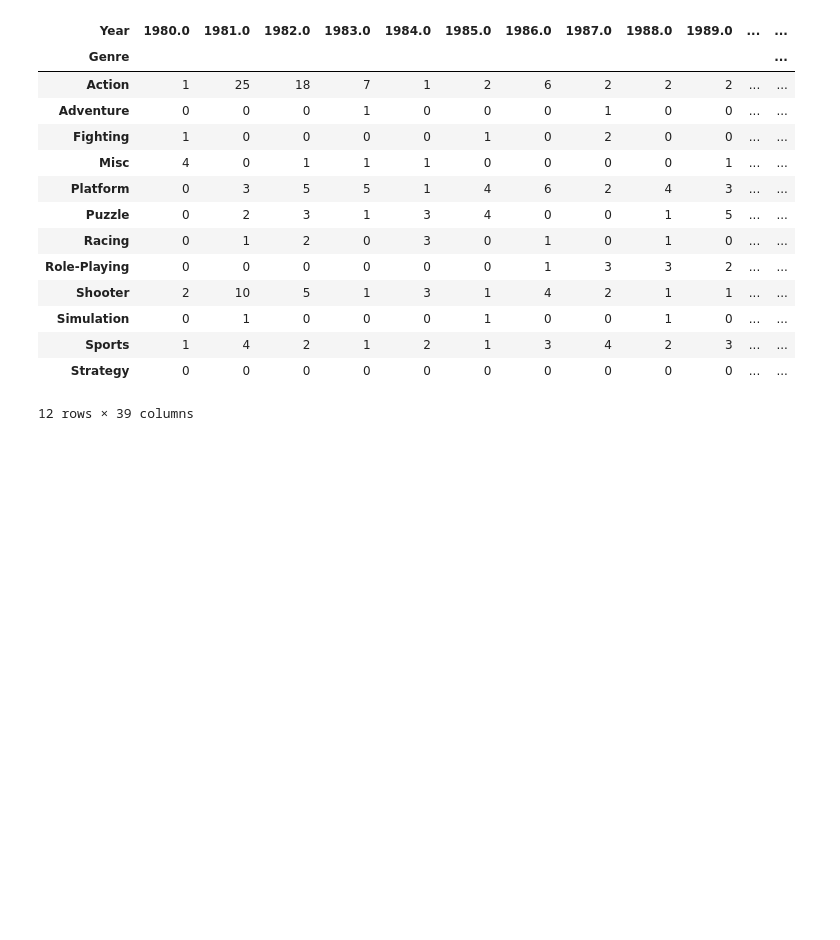
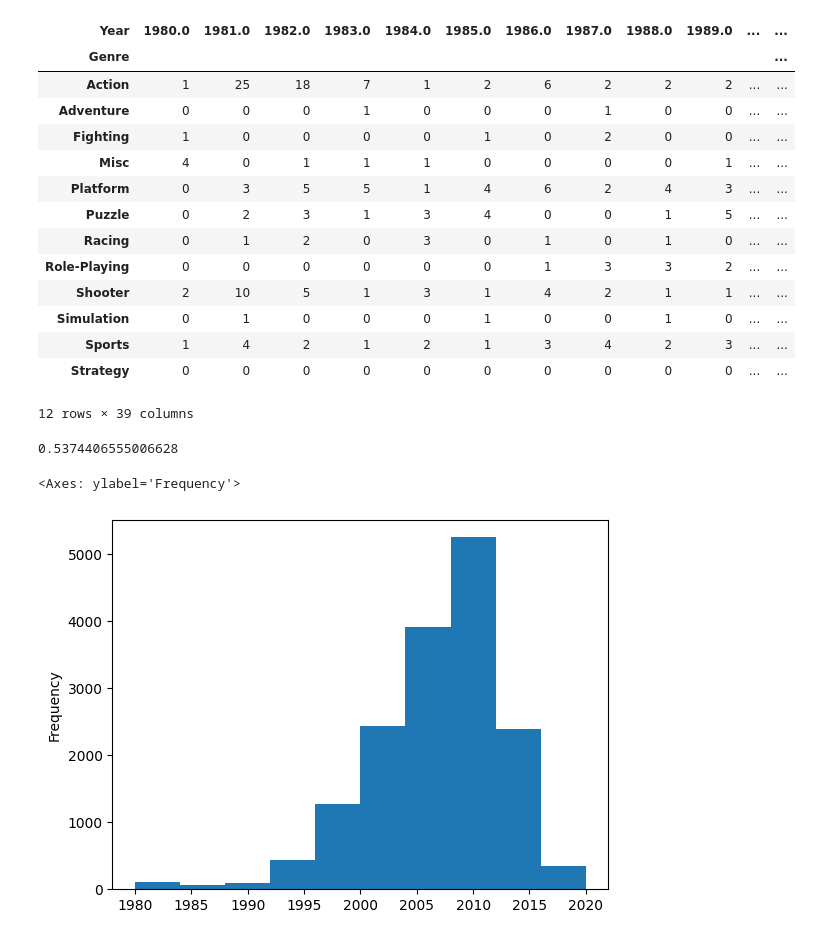
Before and after one commit to gghimire2041/pandas-ultimate-exercise, a Jupyter notebook: 01-pandas-series.ipynb, the cells around one changed output. Cells and saved outputs as stored; diff of their text form; code cells hidden in the pictures; blank space fills up the shorter version.

```diff
--- a/01-pandas-series.ipynb
+++ b/01-pandas-series.ipynb
@@ -214,3 +214,12 @@ pd.crosstab(games.Genre, games.Year)
 | Sports | 1 | 4 | 2 | 1 | 2 | 1 | 3 | 4 | 2 | 3 | ... | ... |
 | Strategy | 0 | 0 | 0 | 0 | 0 | 0 | 0 | 0 | 0 | 0 | ... | ... |
 12 rows × 39 columns
+# %%
+games.Global_Sales.mean()
+# %% [output]
+0.5374406555006628
+# %%
+games.Year.plot(kind="hist")
+# %% [output]
+<Axes: ylabel='Frequency'>
+[figure, added]
```
Also changed, not shown: parts of 19 cells of this notebook.
